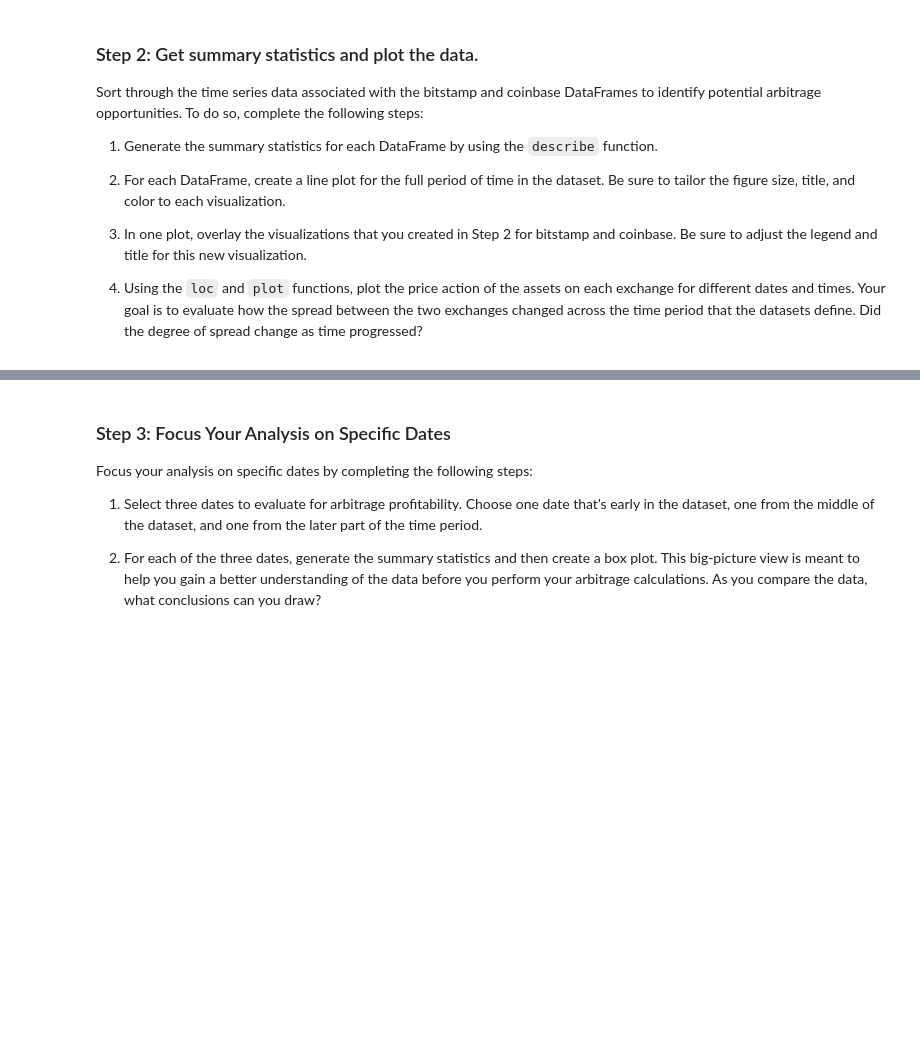
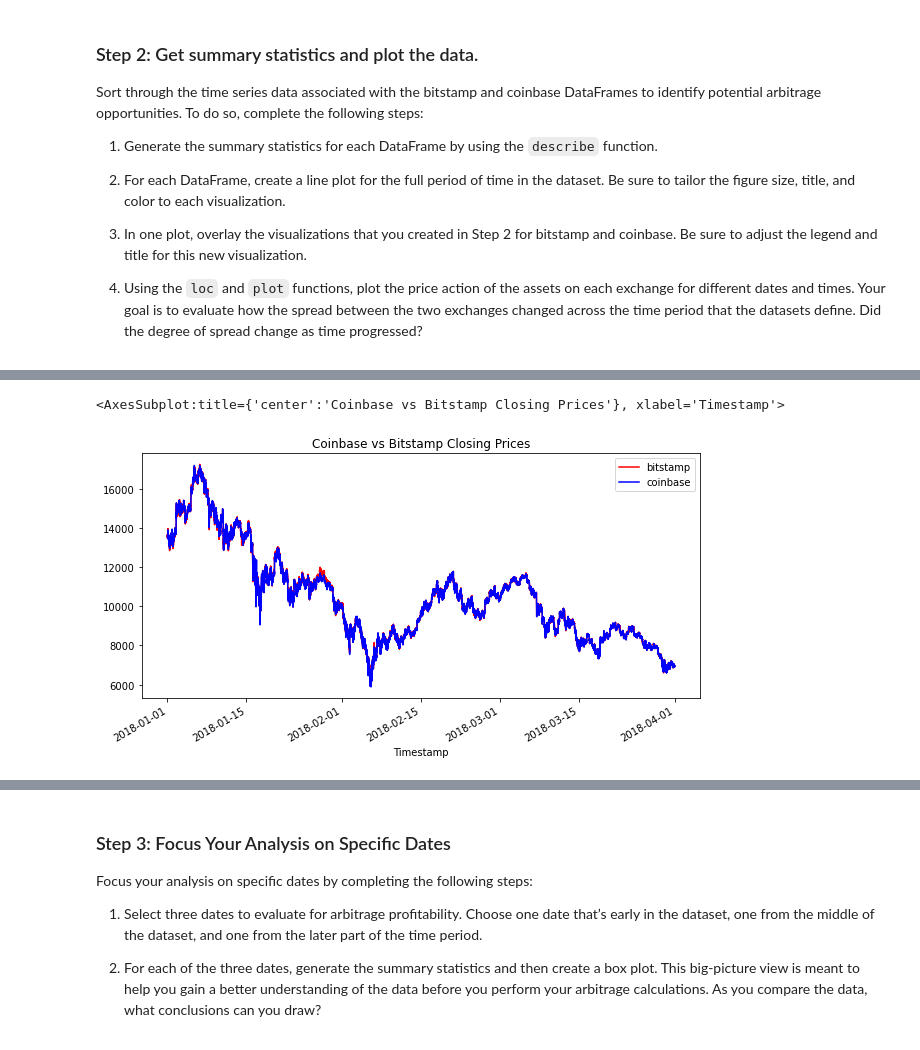
Before and after one commit to rhurst11/Fintech_Module_3_Challenge, a Jupyter notebook: Starter_Code/crypto_arbitrage.ipynb, the cells around one changed output, grey strips where cells are left out. Saved outputs shown, nothing was run; the diff lists cells and outputs as text; code cells hidden in the pictures; blank space fills up the shorter version.

```diff
--- a/Starter_Code/crypto_arbitrage.ipynb
+++ b/Starter_Code/crypto_arbitrage.ipynb
@@ -309,8 +349,12 @@ Sort through the time series data associated with the bitstamp and coinbase Data
 # %%
 # Overlay the visualizations for the bitstamp and coinbase DataFrames in one plot
 # The plot should visualize the prices over the full lenth of the dataset
 # Be sure to include the parameters: legend, figure size, title, and color and label
-# YOUR CODE HERE
+bitstamp_sliced.plot(legend=True, figsize=(10,5),title = "Coinbase vs Bitstamp Closing Prices", color="red", label ="bitstamp")
+coinbase_sliced.plot(legend=True, figsize=(10,5),color = "blue", label="coinbase")
+# %% [output]
+<AxesSubplot:title={'center':'Coinbase vs Bitstamp Closing Prices'}, xlabel='Timestamp'>
+[figure, added]
 # %%
 # Using the loc and plot functions, create an overlay plot that visualizes
 # the price action of both DataFrames for a one month period early in the dataset
```
Also changed, not shown: parts of 27 cells of this notebook.
